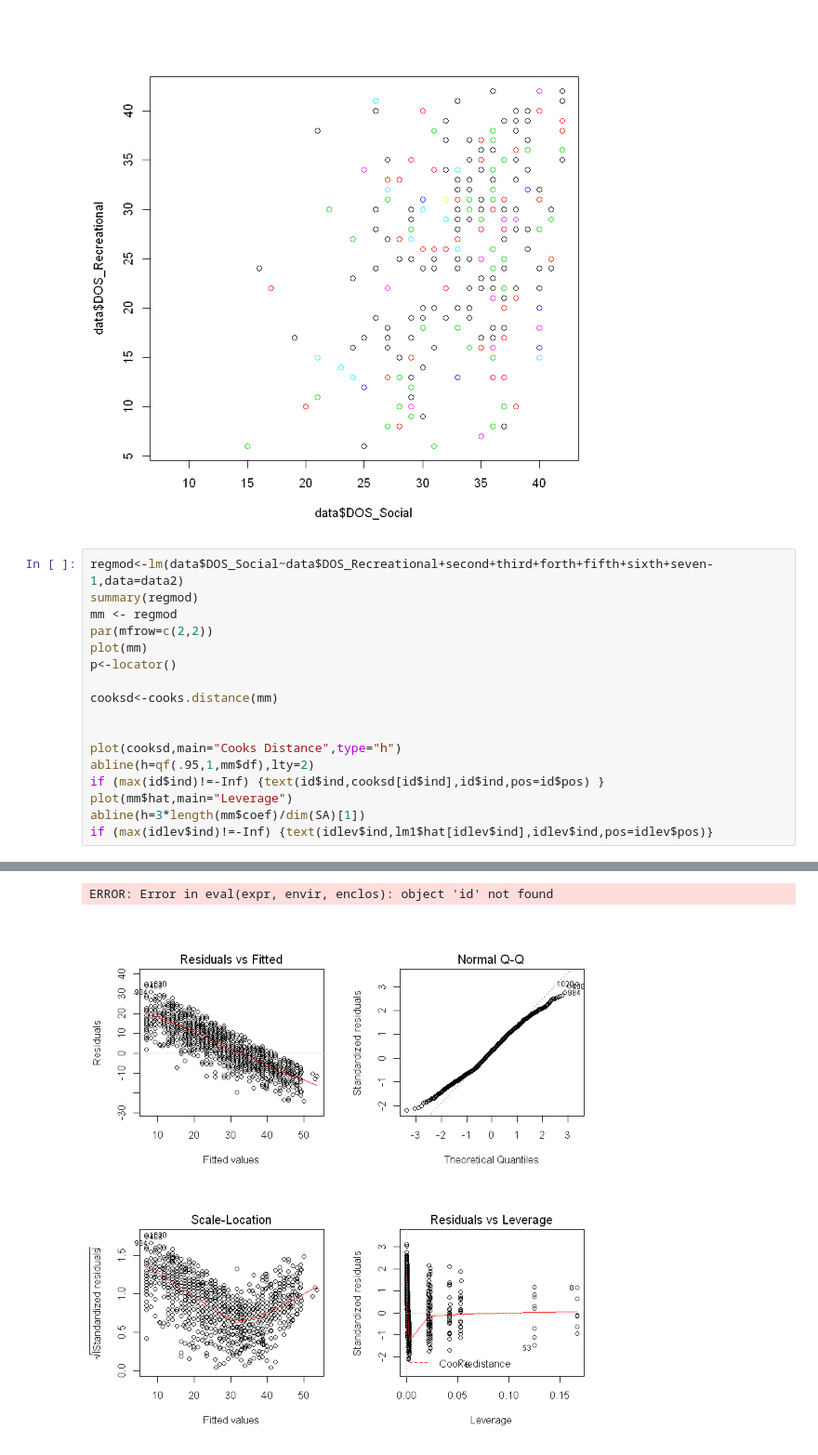
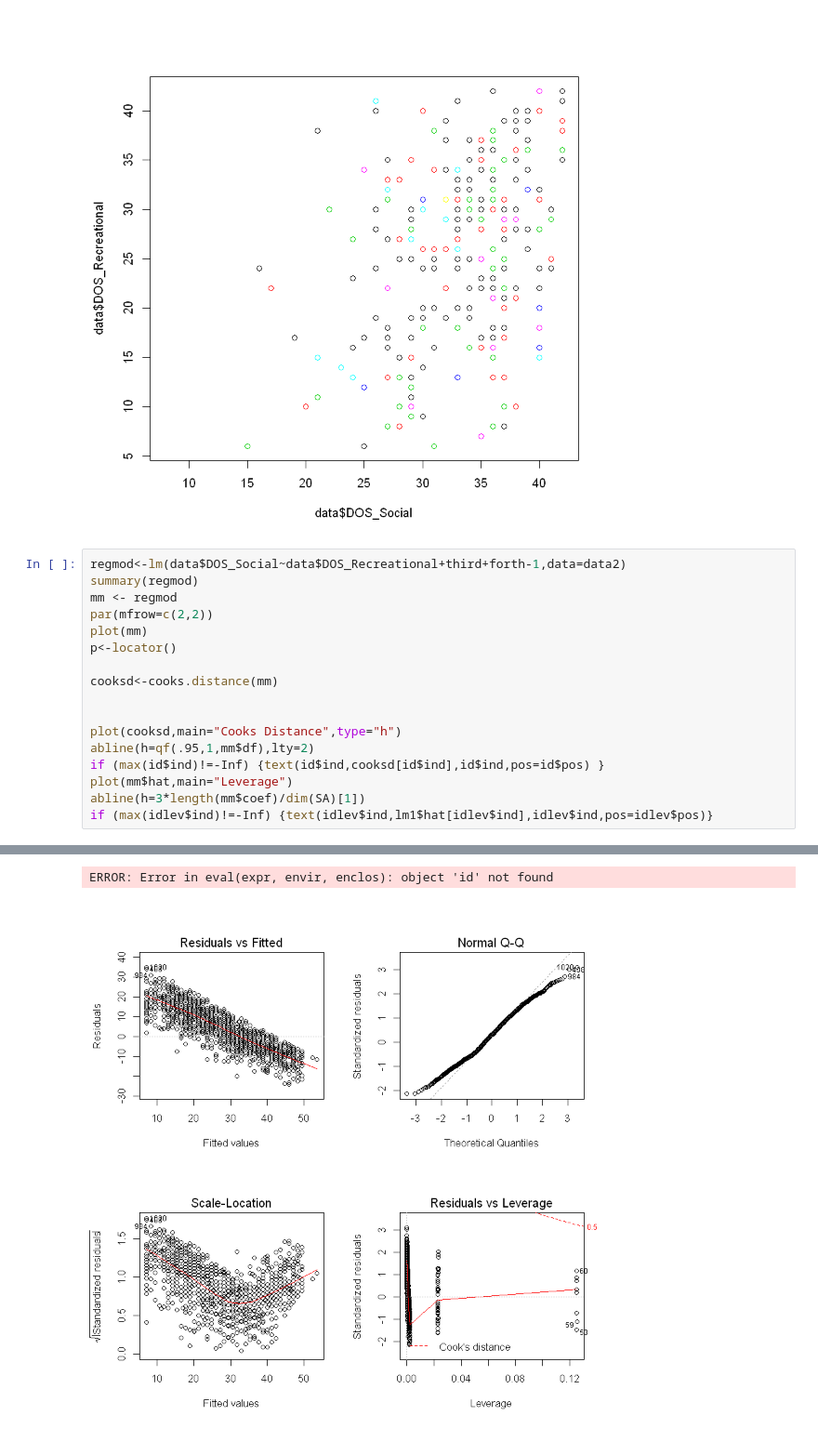
Before and after one commit to FMCumhaill/Risk-Lab-Dublin-Science-Gallery-, a Jupyter notebook: Risk Taking predict smoking .ipynb, the cells around one changed output, grey strips where cells are left out. Shown: that part at 93% size. Cells and saved outputs as stored; diff of their text form.

```diff
--- a/Risk Taking predict smoking .ipynb
+++ b/Risk Taking predict smoking .ipynb
@@ -271,7 +286,7 @@ plot(data$DOS_Social,data$DOS_Recreational,col=cigarette)
 [1] 0.3475147
 [figure]
 # %%
-regmod<-lm(data$DOS_Social~data$DOS_Recreational+second+third+forth+fifth+sixth+seven-1,data=data2)
+regmod<-lm(data$DOS_Social~data$DOS_Recreational+third+forth-1,data=data2)
 summary(regmod)
 mm <- regmod
 par(mfrow=c(2,2))
@@ -308,2 +325,2 @@ F-statistic:  1375 on 7 and 1321 DF,  p-value: < 2.2e-16
 ERROR: Error in eval(expr, envir, enclos): object 'id' not found
-[figure, old version]
+[figure, new version]
```
Also changed, not shown: parts of 10 cells of this notebook, 3 other files.
